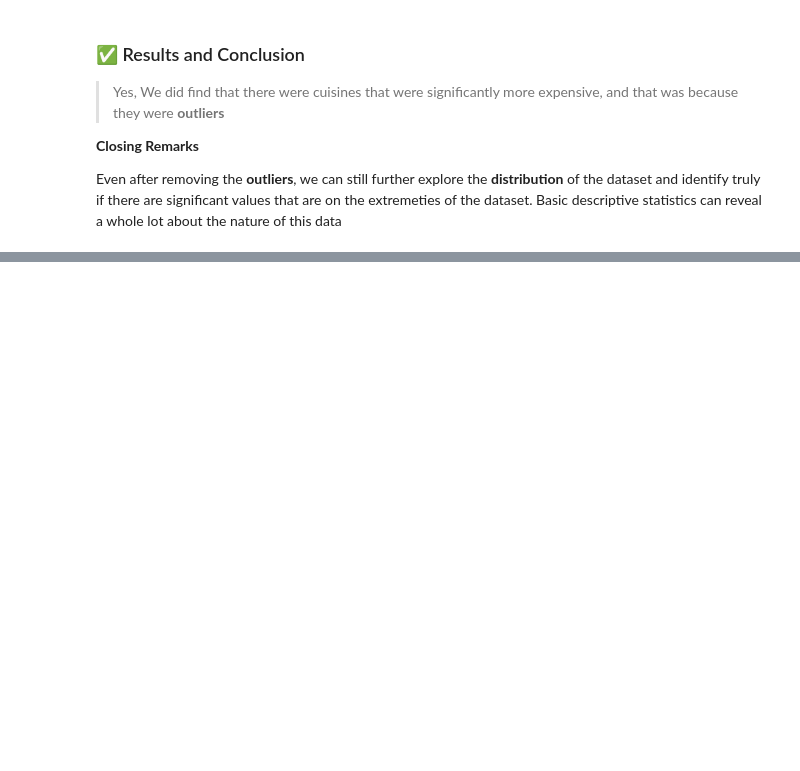
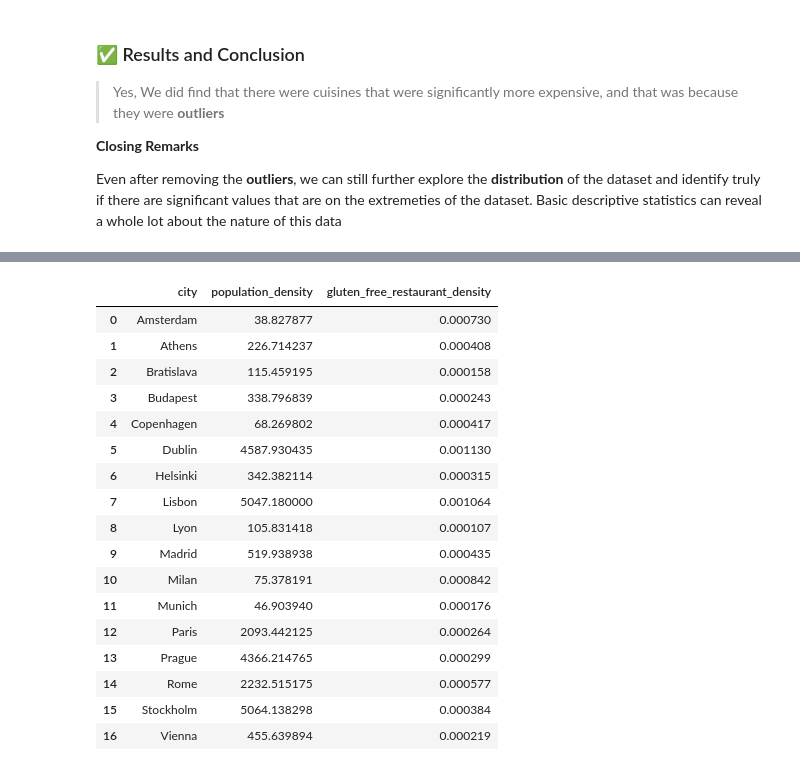
Before and after one commit to nablosos/food-data-analysis, a Jupyter notebook: project.ipynb, the cells around one changed output, grey strips where cells are left out. Saved outputs shown, nothing was run; the diff lists cells and outputs as text; code cells hidden in the pictures; blank space fills up the shorter version.

```diff
--- a/project.ipynb
+++ b/project.ipynb
@@ -544,0 +687,21 @@ Even after removing the **outliers**, we can still further explore the **distrib
+# %%
+display(gluten_capitals)
+# %% [output]
+|  | city | population_density | gluten_free_restaurant_density |
+| 0 | Amsterdam | 38.827877 | 0.000730 |
+| 1 | Athens | 226.714237 | 0.000408 |
+| 2 | Bratislava | 115.459195 | 0.000158 |
+| 3 | Budapest | 338.796839 | 0.000243 |
+| 4 | Copenhagen | 68.269802 | 0.000417 |
+| 5 | Dublin | 4587.930435 | 0.001130 |
+| 6 | Helsinki | 342.382114 | 0.000315 |
+| 7 | Lisbon | 5047.180000 | 0.001064 |
+| 8 | Lyon | 105.831418 | 0.000107 |
+| 9 | Madrid | 519.938938 | 0.000435 |
+| 10 | Milan | 75.378191 | 0.000842 |
+| 11 | Munich | 46.903940 | 0.000176 |
+| 12 | Paris | 2093.442125 | 0.000264 |
+| 13 | Prague | 4366.214765 | 0.000299 |
+| 14 | Rome | 2232.515175 | 0.000577 |
+| 15 | Stockholm | 5064.138298 | 0.000384 |
+| 16 | Vienna | 455.639894 | 0.000219 |
```
Also changed, not shown: parts of 13 cells of this notebook.
